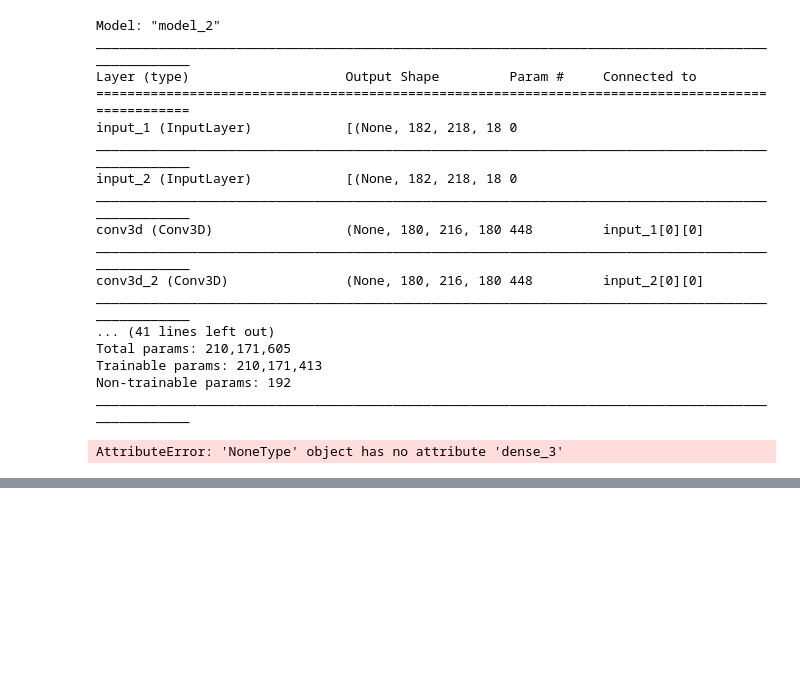
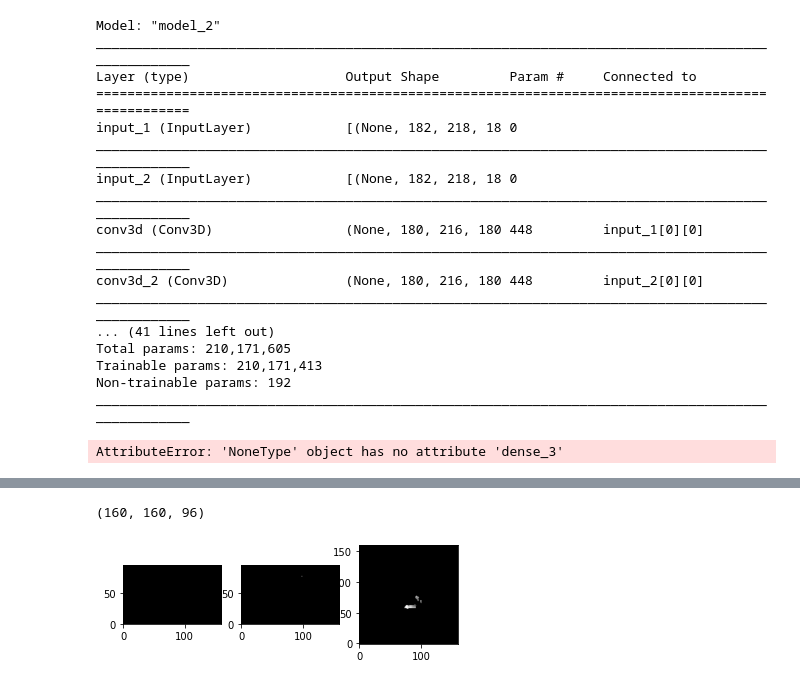
Before and after one commit to CaowardlyLion/PETMRIconversion, a Jupyter notebook: Model.ipynb, the cells around one changed output, grey strips where cells are left out. Cells and saved outputs as stored; diff of their text form; code cells hidden in the pictures; blank space fills up the shorter version.

```diff
--- a/Model.ipynb
+++ b/Model.ipynb
@@ -205,0 +208,20 @@ model.evaluate(val_generator)
+# %%
+img = nib.load("petbrains/199393.nii.gz")
+img = img.get_fdata().squeeze()
+print(img.shape)
+# %% [output]
+(160, 160, 96)
+# %%
+import matplotlib.pyplot as plt
+def show_slices(slices):
+    fig, axes = plt.subplots(1, len(slices))
+    for i, slice in enumerate(slices):
+        axes[i].imshow(slice.T, cmap="gray", origin="lower")
+# %%
+slice_0 = img[150, :, :]
+slice_1 = img[:, 50, :]
+slice_2 = img[:, :, 50]
+# %%
+show_slices([slice_0, slice_1, slice_2])
+# %% [output]
+[figure, added]
```
Also changed, not shown: parts of 12 cells of this notebook, 1 other file.
